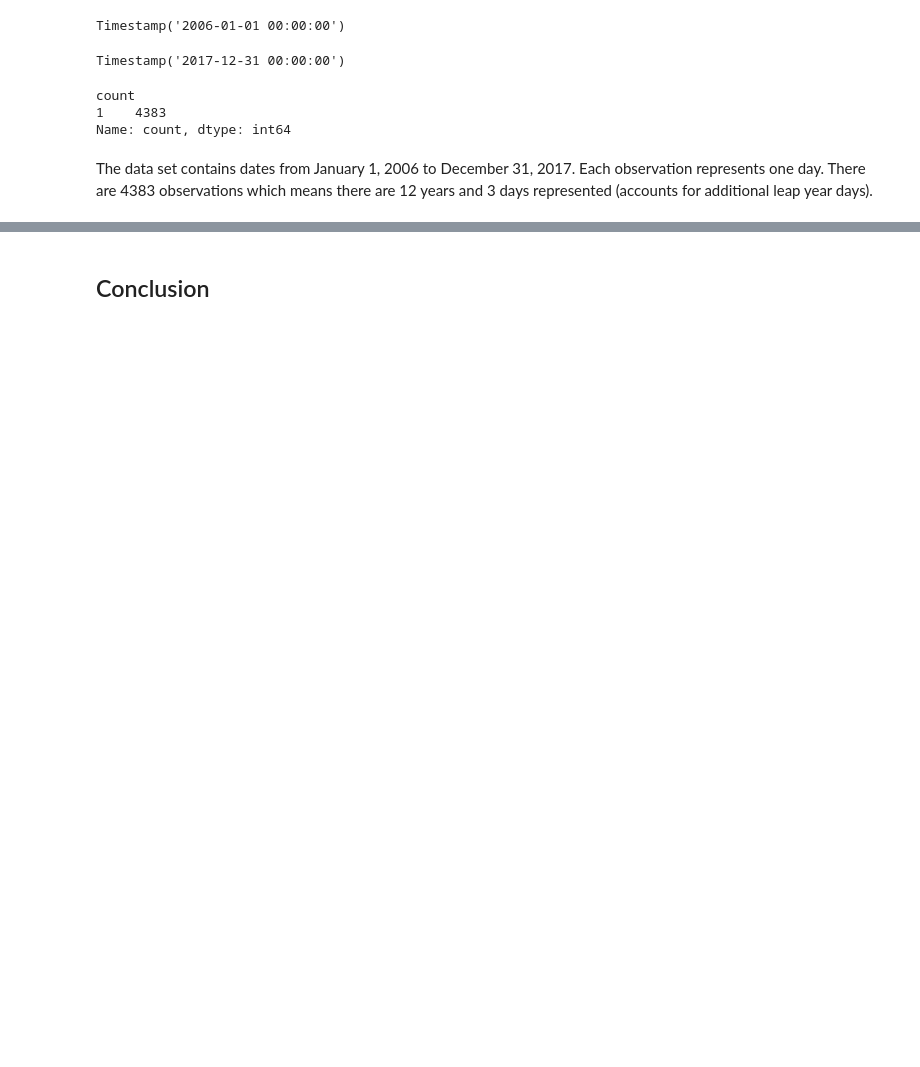
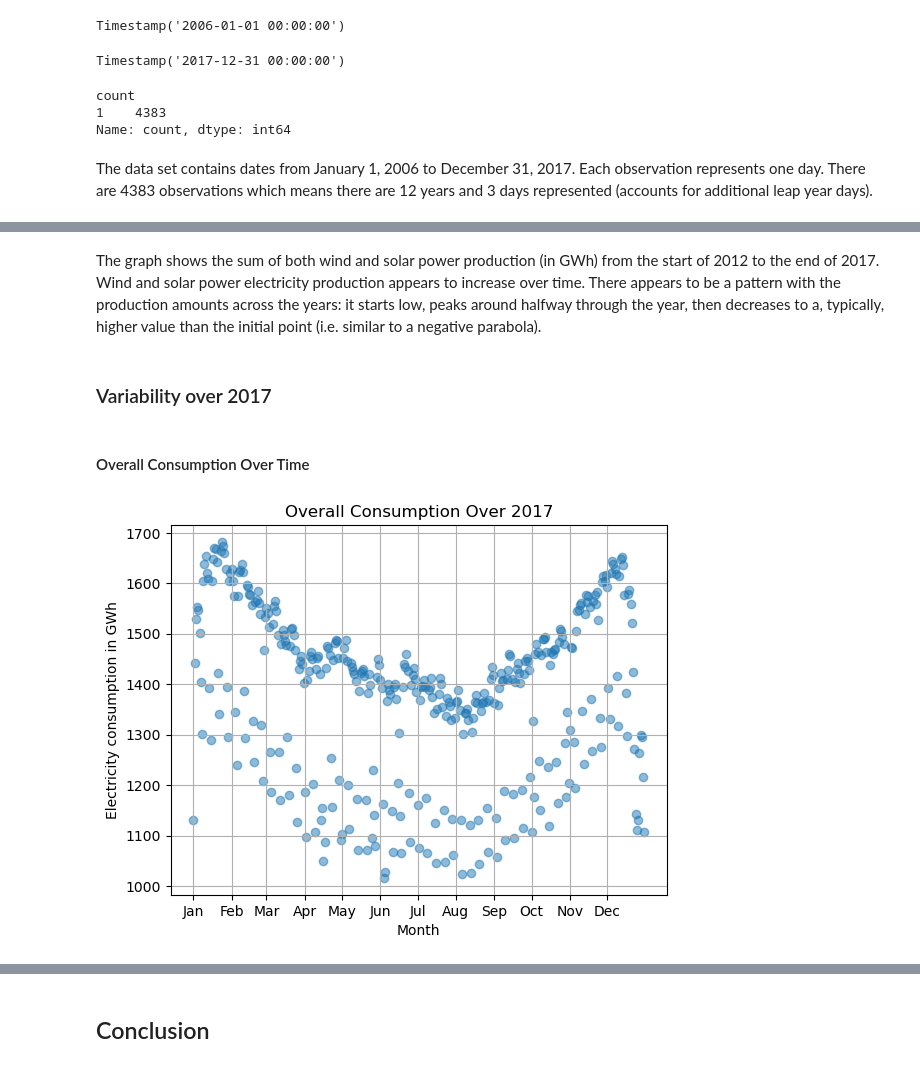
Before and after one commit to joseephwong/Data201_Joseph_Wong, a Jupyter notebook: Day9/HW9.ipynb, the cells around one changed output, grey strips where cells are left out. Saved outputs shown, nothing was run; the diff lists cells and outputs as text; code cells hidden in the pictures; blank space fills up the shorter version.

```diff
--- a/Day9/HW9.ipynb
+++ b/Day9/HW9.ipynb
@@ -149,0 +170,22 @@ df
+# %% [markdown]
+The graph shows the sum of both wind and solar power production (in GWh) from the start of 2012 to the end of 2017. Wind and solar power electricity production appears to increase over time. There appears to be a pattern with the production amounts across the years: it starts low, peaks around halfway through the year, then decreases to a, typically, higher value than the initial point (i.e. similar to a negative parabola).
+# %% [markdown]
+### Variability over 2017
+# %% [markdown]
+#### Overall Consumption Over Time
+# %%
+df2017 = df[df.index.year == 2017]
+x = df2017.index
+y = df2017['Consumption']
+plt.scatter(x,y,alpha=.5)
+plt.grid()
+plt.title("Overall Consumption Over 2017")
+plt.xlabel("Month")
+plt.ylabel("Electricity consumption in GWh")
+# Choose tick positions (1st of each month)
+xticks = df2017.resample('MS').first().index  # 'MS' = month start
+xticklabels = [d.strftime('%b') for d in xticks]  # '%b' = abbreviated month name
+plt.xticks(ticks=xticks, labels=xticklabels)
+plt.show()
+# %% [output]
+[figure, added]
```
Also changed, not shown: parts of 40 cells of this notebook.
